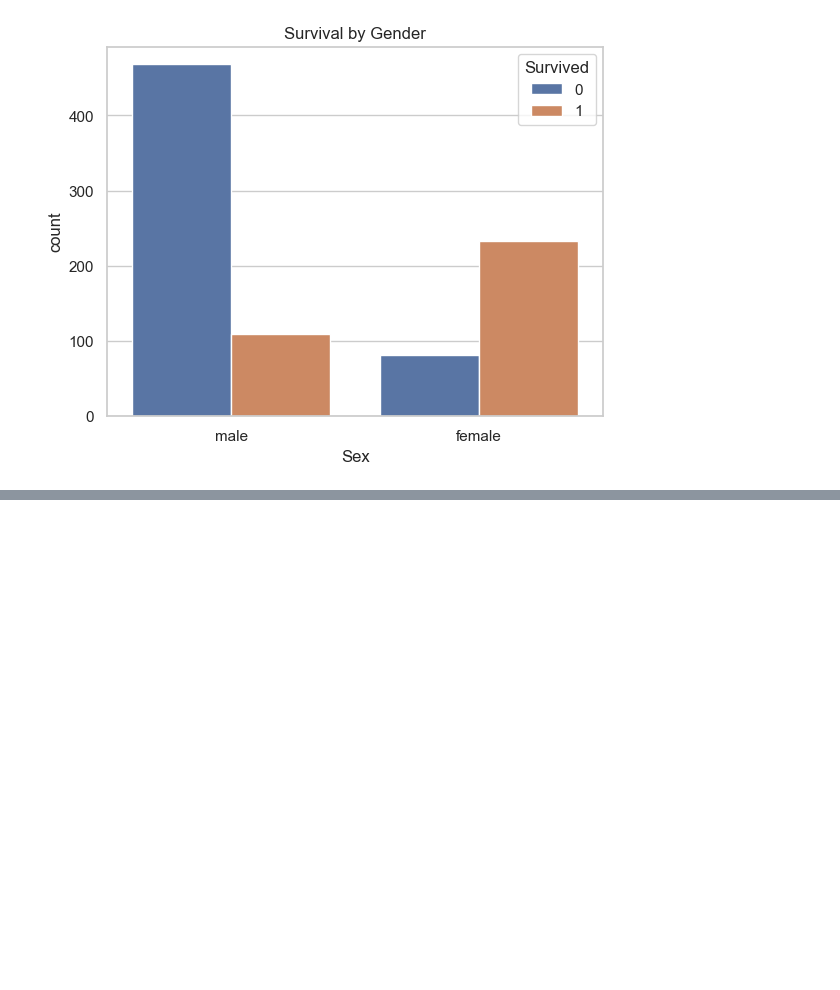
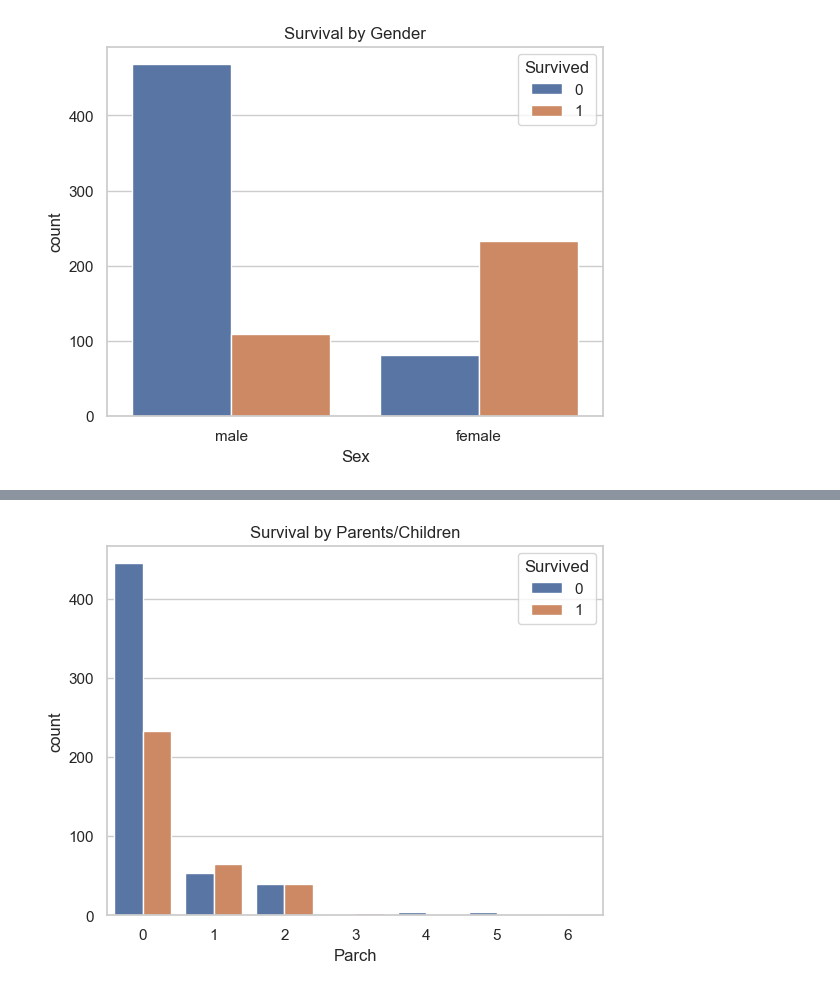
Before and after one commit to nimrodq/titanic-kaggle, a Jupyter notebook: notebooks/exploration.ipynb, the cells around one changed output, grey strips where cells are left out. Saved outputs shown, nothing was run; the diff lists cells and outputs as text; code cells hidden in the pictures; blank space fills up the shorter version.

```diff
--- a/notebooks/exploration.ipynb
+++ b/notebooks/exploration.ipynb
@@ -82,0 +136,11 @@ plt.show()
+# %%
+sns.countplot(
+    data=train,
+    x="Parch",
+    hue="Survived"
+)
+
+plt.title("Survival by Parents/Children")
+plt.show()
+# %% [output]
+[figure, added]
```
Also changed, not shown: parts of 15 cells of this notebook.
